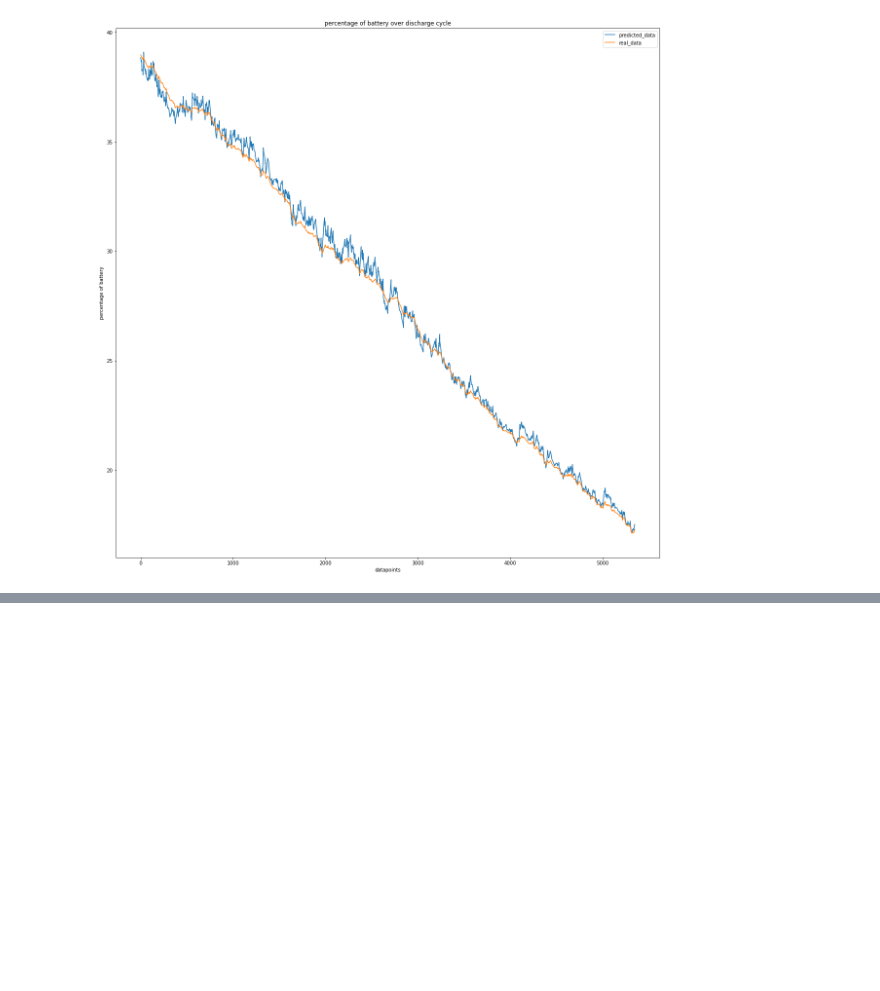
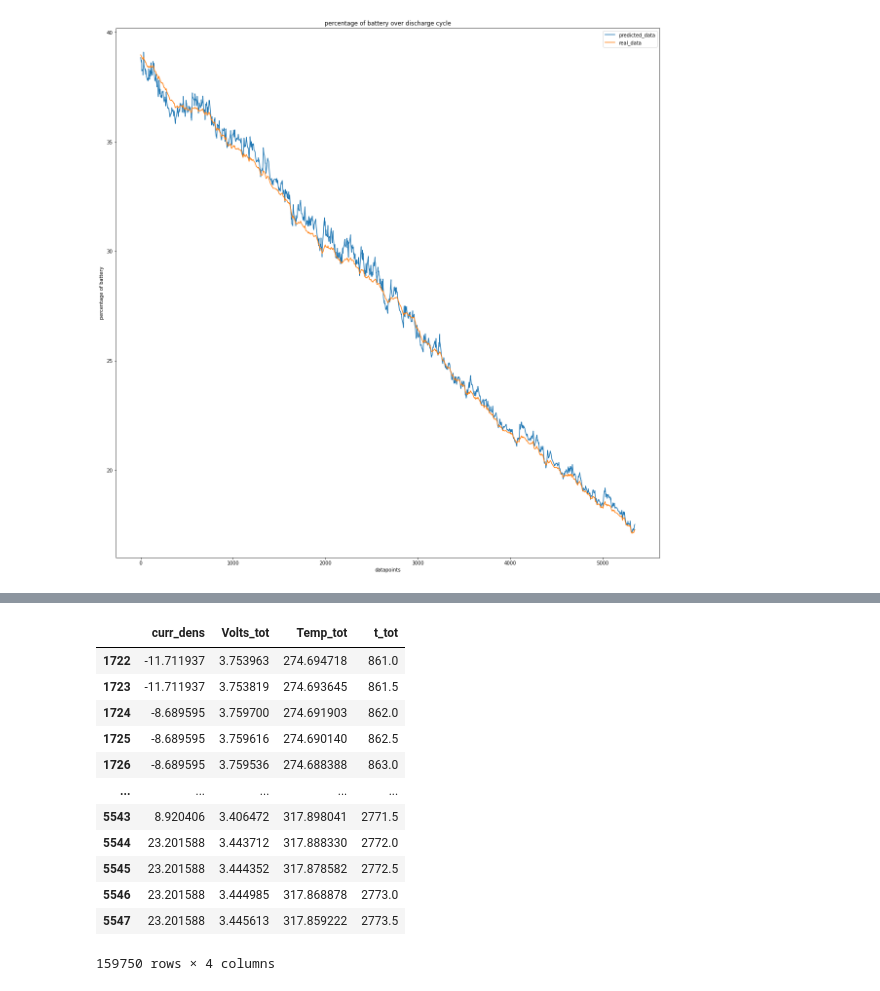
Before and after one commit to pierredm1/4th-Year-Imperial-Thesis, a Jupyter notebook: notebooks/Data Exploration No Temp.ipynb, the cells around one changed output, grey strips where cells are left out. Saved outputs shown, nothing was run; the diff lists cells and outputs as text; code cells hidden in the pictures; blank space fills up the shorter version.

```diff
--- a/notebooks/Data Exploration No Temp.ipynb
+++ b/notebooks/Data Exploration No Temp.ipynb
@@ -365,0 +452,16 @@ df1
+# %%
+X_test
+# %% [output]
+|  | curr_dens | Volts_tot | Temp_tot | t_tot |
+| 1722 | -11.711937 | 3.753963 | 274.694718 | 861.0 |
+| 1723 | -11.711937 | 3.753819 | 274.693645 | 861.5 |
+| 1724 | -8.689595 | 3.759700 | 274.691903 | 862.0 |
+| 1725 | -8.689595 | 3.759616 | 274.690140 | 862.5 |
+| 1726 | -8.689595 | 3.759536 | 274.688388 | 863.0 |
+| ... | ... | ... | ... | ... |
+| 5543 | 8.920406 | 3.406472 | 317.898041 | 2771.5 |
+| 5544 | 23.201588 | 3.443712 | 317.888330 | 2772.0 |
+| 5545 | 23.201588 | 3.444352 | 317.878582 | 2772.5 |
+| 5546 | 23.201588 | 3.444985 | 317.868878 | 2773.0 |
+| 5547 | 23.201588 | 3.445613 | 317.859222 | 2773.5 |
+159750 rows × 4 columns
```
Also changed, not shown: parts of 22 cells of this notebook.
